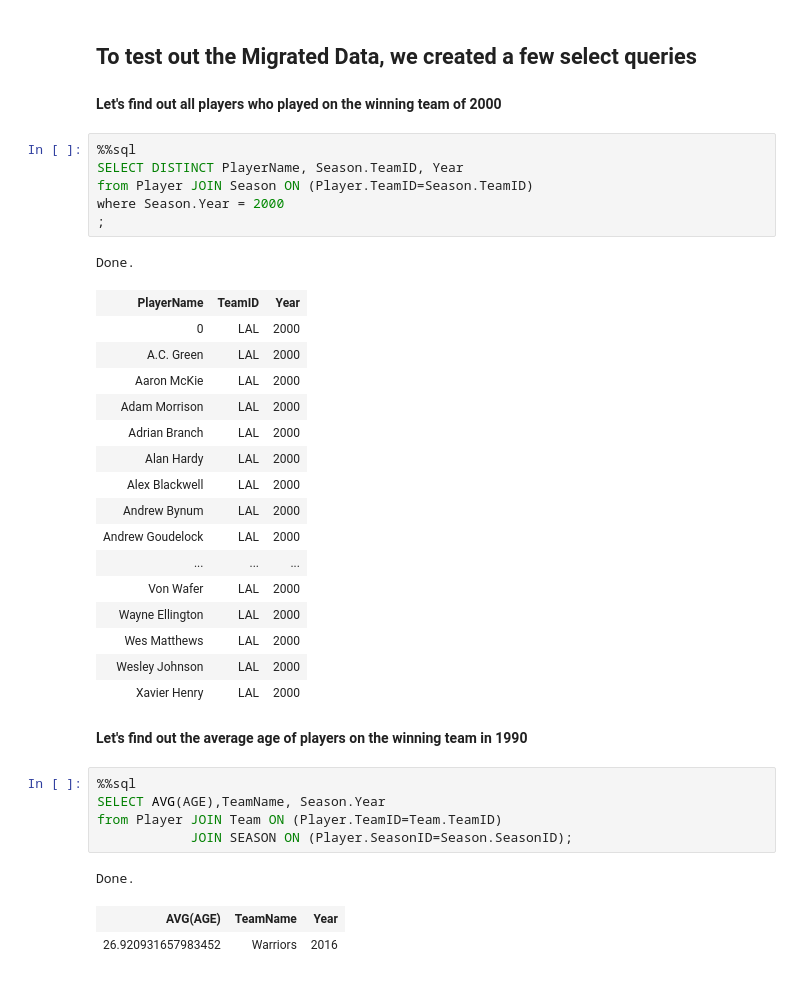
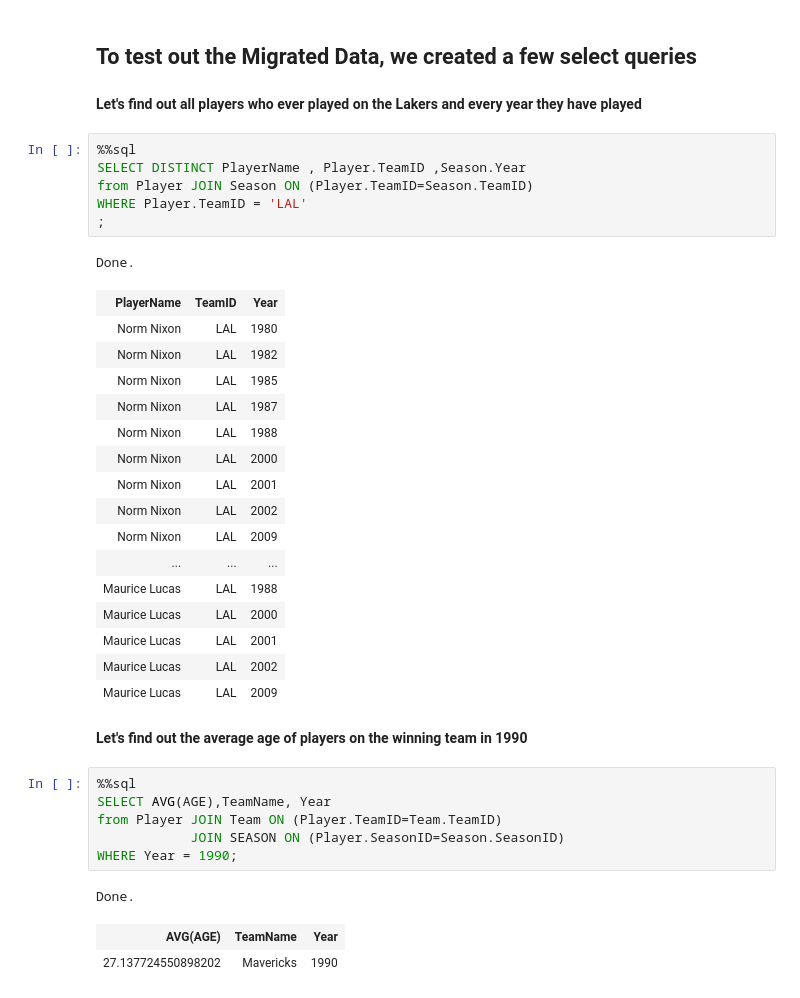
Before and after one commit to fairfield-university-is510-fall2017/final-project-four-score, a Jupyter notebook: Analysis.ipynb, the cells around one changed output. Drawn from its saved outputs; the diff is of its cells as text.

```diff
--- a/Analysis.ipynb
+++ b/Analysis.ipynb
@@ -15,39 +31,40 @@ import sqlite3
 # %% [markdown]
 ## To test out the Migrated Data, we created a few select queries
 # %% [markdown]
-**Let's find out all players who played on the winning team of 2000**
+**Let's find out all players who ever played on the Lakers and every year they have played**
 # %%
 %%sql
-SELECT DISTINCT PlayerName, Season.TeamID, Year
+SELECT DISTINCT PlayerName , Player.TeamID ,Season.Year
 from Player JOIN Season ON (Player.TeamID=Season.TeamID)
-where Season.Year = 2000
+WHERE Player.TeamID = 'LAL'
 ;
 # %% [output]
 Done.
 | PlayerName | TeamID | Year |
-| 0 | LAL | 2000 |
-| A.C. Green | LAL | 2000 |
-| Aaron McKie | LAL | 2000 |
-| Adam Morrison | LAL | 2000 |
-| Adrian Branch | LAL | 2000 |
-| Alan Hardy | LAL | 2000 |
-| Alex Blackwell | LAL | 2000 |
-| Andrew Bynum | LAL | 2000 |
-| Andrew Goudelock | LAL | 2000 |
+| Norm Nixon | LAL | 1980 |
+| Norm Nixon | LAL | 1982 |
+| Norm Nixon | LAL | 1985 |
+| Norm Nixon | LAL | 1987 |
+| Norm Nixon | LAL | 1988 |
+| Norm Nixon | LAL | 2000 |
+| Norm Nixon | LAL | 2001 |
+| Norm Nixon | LAL | 2002 |
+| Norm Nixon | LAL | 2009 |
 | ... | ... | ... |
-| Von Wafer | LAL | 2000 |
-| Wayne Ellington | LAL | 2000 |
-| Wes Matthews | LAL | 2000 |
-| Wesley Johnson | LAL | 2000 |
-| Xavier Henry | LAL | 2000 |
+| Maurice Lucas | LAL | 1988 |
+| Maurice Lucas | LAL | 2000 |
+| Maurice Lucas | LAL | 2001 |
+| Maurice Lucas | LAL | 2002 |
+| Maurice Lucas | LAL | 2009 |
 # %% [markdown]
 **Let's find out the average age of players on the winning team in 1990**
 # %%
 %%sql
-SELECT AVG(AGE),TeamName, Season.Year
+SELECT AVG(AGE),TeamName, Year
 from Player JOIN Team ON (Player.TeamID=Team.TeamID)
-            JOIN SEASON ON (Player.SeasonID=Season.SeasonID);
+            JOIN SEASON ON (Player.SeasonID=Season.SeasonID)
+WHERE Year = 1990;
 # %% [output]
 Done.
 | AVG(AGE) | TeamName | Year |
-| 26.920931657983452 | Warriors | 2016 |
+| 27.137724550898202 | Mavericks | 1990 |
```
Also changed, not shown: parts of 9 cells of this notebook, 5 other files.
